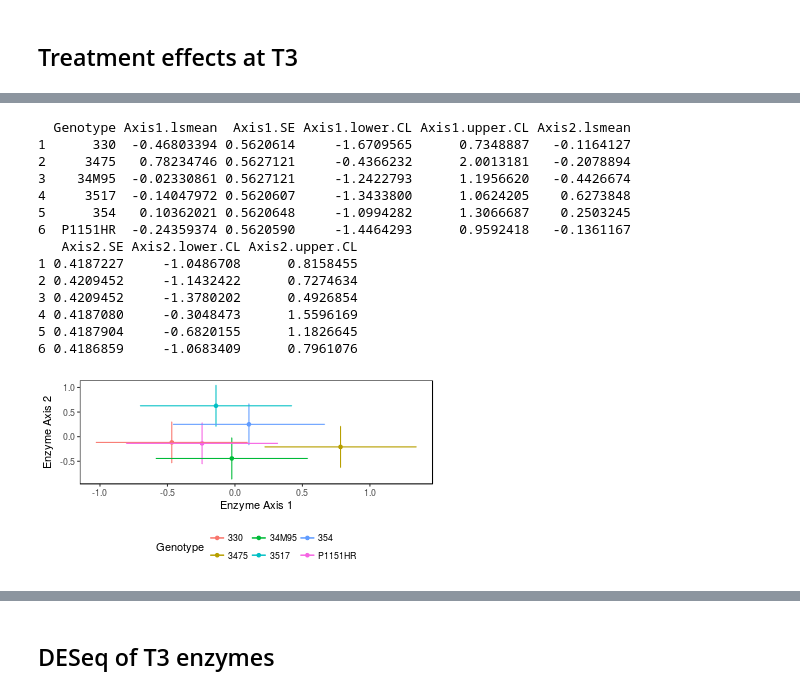
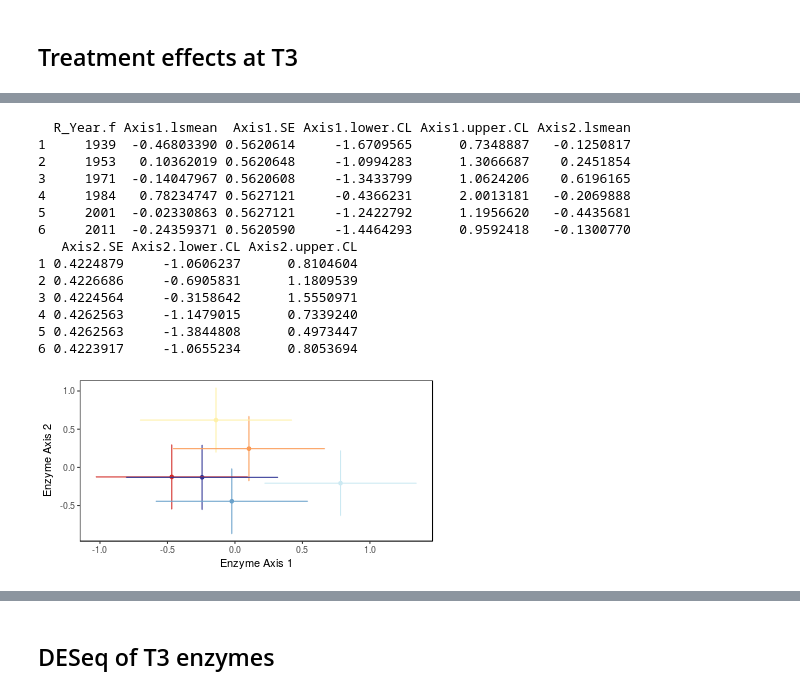
Before and after one commit to bdemmett/ERAhybrids, a Jupyter notebook: notebooks/EnzymeOrdination.ipynb, the cells around one changed output, grey strips where cells are left out. Cells and saved outputs as stored; diff of their text form; code cells hidden in the pictures.

```diff
--- a/notebooks/EnzymeOrdination.ipynb
+++ b/notebooks/EnzymeOrdination.ipynb
@@ -1102,15 +1238,19 @@ Genotype.lsm.df
 12 0.5249282     -1.2435409      0.8856666
 # %%
 %%R -w 400 -h 200
-pG.2 = ggplot(Genotype.lsm.df, aes(x = Axis1.lsmean, y = Axis2.lsmean, color = Genotype)) +
+# Flip axis 1 for consistency with T1
+pG.2 = ggplot(Genotype.lsm.df, aes(x = Axis1.lsmean, y = Axis2.lsmean, color = R_Year.f)) +
+    scale_color_manual(values = GenotypeColors)+
     geom_point()+
     theme_pub()+
-    geom_errorbar(aes(ymin = Axis2.lsmean - Axis2.SE, ymax = Axis2.lsmean + Axis2.SE, color = Genotype),
+    geom_errorbar(aes(ymin = Axis2.lsmean - Axis2.SE, ymax = Axis2.lsmean + Axis2.SE, color = R_Year.f),
                 width = .002) +
-    geom_errorbarh(aes(xmin = Axis1.lsmean - Axis1.SE, xmax = Axis1.lsmean + Axis1.SE, color = Genotype),
+    geom_errorbarh(aes(xmin = Axis1.lsmean - Axis1.SE, xmax = Axis1.lsmean + Axis1.SE,
+                       color = R_Year.f),
                 height = .002) +
     theme(legend.position = "bottom")+
     xlab("Enzyme Axis 1")+
-    ylab("Enzyme Axis 2")#
-pG.2
+    ylab("Enzyme Axis 2") #
+pG.2 %>% print
+pG.2 = pG.2 + theme(legend.position = "none")
 # %% [output]
@@ -1377,12 +1582,12 @@ p
 ## Treatment effects at T3
 # %%
 %%R
-
-m1 = lmer(PC1~Genotype + Fert + (1|Rep) + (1|Pos) + (1|Rep:Row:Pos) + (1|Pos:Fert),  data = TM_Fit, na.action = na.exclude)
+TM_Fit = mutate(TM_Fit, R_Year.f = factor(R_Year))
+m1 = lmer(PC1~R_Year.f*Fert + (1|Rep) + (1|Pos) + (1|Rep:Row:Pos) + (1|Pos:Fert),  data = TM_Fit, na.action = na.exclude)
   print("Enz1")
   anova(m1, ddf = "Kenward-Roger") %>% print
 
-m2 = lmer(PC2~Genotype + Fert + (1|Rep) + (1|Pos) + (1|Rep:Row:Pos) + (1|Pos:Fert),  data = TM_Fit, na.action = na.exclude)
+m2 = lmer(PC2~R_Year.f*Fert + (1|Rep) + (1|Pos) + (1|Rep:Row:Pos) + (1|Pos:Fert),  data = TM_Fit, na.action = na.exclude)
   print("Enz2")
   anova(m2, ddf = "Kenward-Roger") %>% print
 # %% [output]
@@ -1402,54 +1609,58 @@ Fert     2.0634 1.03169     2  5.7416  2.2498 0.1899
 %%R
 #Generate lsmeans for Axes1
 
-Axis1.lsm.df = lsmeans(m1, pairwise~Genotype) %>%
+Axis1.lsm.df = lsmeans(m1, pairwise~R_Year.f) %>%
         summary %>%
         .$lsmeans %>%
         as.data.frame() %>%
-        select(Genotype,lsmean,SE, lower.CL, upper.CL)
+        select(R_Year.f,lsmean,SE, lower.CL, upper.CL)
 
 colnames(Axis1.lsm.df)[2:5] = paste("Axis1", colnames(Axis1.lsm.df)[2:5], sep = ".")
 
-Axis2.lsm.df = lsmeans(m2, pairwise~Genotype) %>%
+Axis2.lsm.df = lsmeans(m2, pairwise~R_Year.f) %>%
         summary %>%
         .$lsmeans %>%
         as.data.frame() %>%
-        select(Genotype,lsmean, SE, lower.CL, upper.CL)
+        select(R_Year.f,lsmean, SE, lower.CL, upper.CL)
 
 colnames(Axis2.lsm.df)[2:5] = paste("Axis2", colnames(Axis2.lsm.df)[2:5], sep = ".")
 
-Genotype.lsm.df = full_join(Axis1.lsm.df, Axis2.lsm.df, by = "Genotype")
+Genotype.lsm.df = full_join(Axis1.lsm.df, Axis2.lsm.df, by = "R_Year.f")
 Genotype.lsm.df
 # %% [output]
-  Genotype Axis1.lsmean  Axis1.SE Axis1.lower.CL Axis1.upper.CL Axis2.lsmean
-1      330  -0.46803394 0.5620614     -1.6709565      0.7348887   -0.1164127
-2     3475   0.78234746 0.5627121     -0.4366232      2.0013181   -0.2078894
-3    34M95  -0.02330861 0.5627121     -1.2422793      1.1956620   -0.4426674
-4     3517  -0.14047972 0.5620607     -1.3433800      1.0624205    0.6273848
-5      354   0.10362021 0.5620648     -1.0994282      1.3066687    0.2503245
-6  P1151HR  -0.24359374 0.5620590     -1.4464293      0.9592418   -0.1361167
+  R_Year.f Axis1.lsmean  Axis1.SE Axis1.lower.CL Axis1.upper.CL Axis2.lsmean
+1     1939  -0.46803390 0.5620614     -1.6709565      0.7348887   -0.1250817
+2     1953   0.10362019 0.5620648     -1.0994283      1.3066687    0.2451854
+3     1971  -0.14047967 0.5620608     -1.3433799      1.0624206    0.6196165
+4     1984   0.78234747 0.5627121     -0.4366231      2.0013181   -0.2069888
+5     2001  -0.02330863 0.5627121     -1.2422792      1.1956620   -0.4435681
+6     2011  -0.24359371 0.5620590     -1.4464293      0.9592418   -0.1300770
    Axis2.SE Axis2.lower.CL Axis2.upper.CL
-1 0.4187227     -1.0486708      0.8158455
-2 0.4209452     -1.1432422      0.7274634
-3 0.4209452     -1.3780202      0.4926854
-4 0.4187080     -0.3048473      1.5596169
-5 0.4187904     -0.6820155      1.1826645
-6 0.4186859     -1.0683409      0.7961076
+1 0.4224879     -1.0606237      0.8104604
+2 0.4226686     -0.6905831      1.1809539
+3 0.4224564     -0.3158642      1.5550971
+4 0.4262563     -1.1479015      0.7339240
+5 0.4262563     -1.3844808      0.4973447
+6 0.4223917     -1.0655234      0.8053694
 # %%
 %%R -w 400 -h 200
-pG.3 = ggplot(Genotype.lsm.df, aes(x = Axis1.lsmean, y = Axis2.lsmean, color = Genotype)) +
+#reverse both axes to match T1
+pG.3 = ggplot(Genotype.lsm.df, aes(x = Axis1.lsmean, y = Axis2.lsmean, color = R_Year.f)) +
     geom_point()+
     theme_pub()+
-    geom_errorbar(aes(ymin = Axis2.lsmean - Axis2.SE, ymax = Axis2.lsmean + Axis2.SE, color = Genotype),
+    scale_color_manual(values = GenotypeColors_sub6)+
+    geom_errorbar(aes(ymin = Axis2.lsmean - Axis2.SE, ymax = Axis2.lsmean + Axis2.SE,
+                      color = R_Year.f),
                 width = .002) +
-    geom_errorbarh(aes(xmin = Axis1.lsmean - Axis1.SE, xmax = Axis1.lsmean + Axis1.SE, color = Genotype),
+    geom_errorbarh(aes(xmin = Axis1.lsmean - Axis1.SE, xmax = Axis1.lsmean + Axis1.SE,
+                       color = R_Year.f),
                 height = .002) +
-    theme(legend.position = "bottom")+
+    theme(legend.position = "none")+
     xlab("Enzyme Axis 1")+
     ylab("Enzyme Axis 2")#
 pG.3
 # %% [output]
-[figure, old version]
+[figure, new version]
 # %%
 %%R
 #Generate lsmeans for Axes1
```
Also changed, not shown: parts of 36 cells of this notebook, 6 other files.
